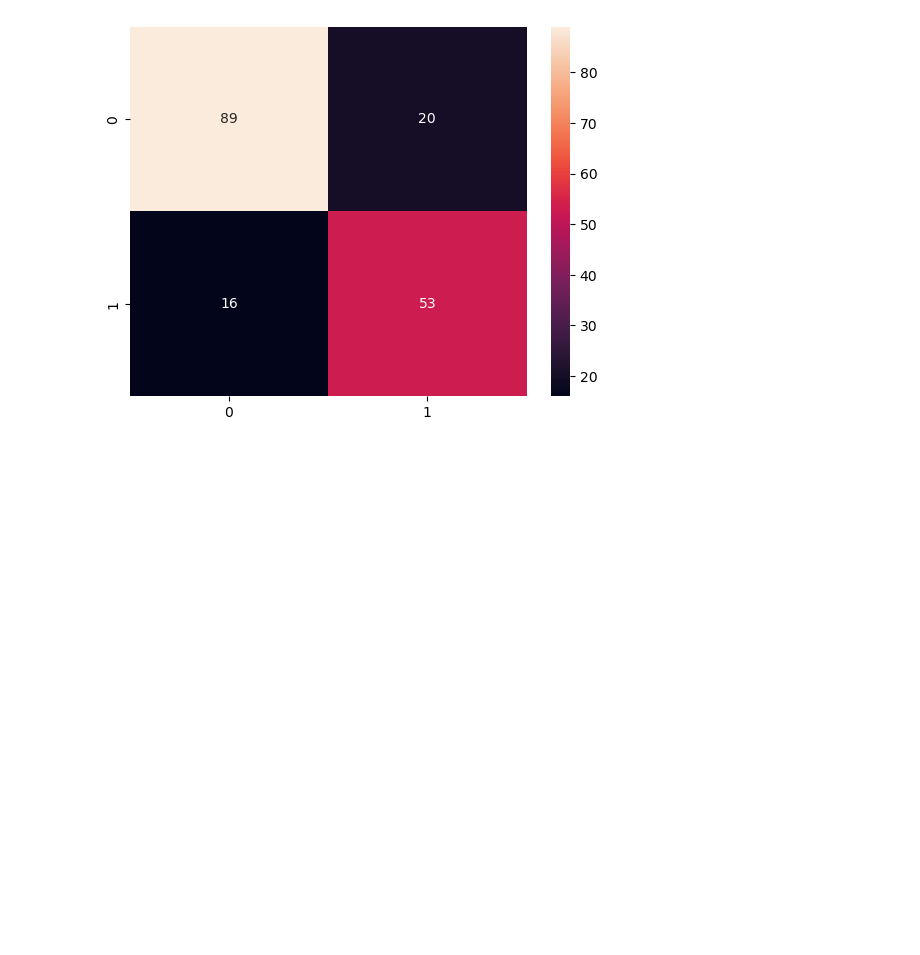
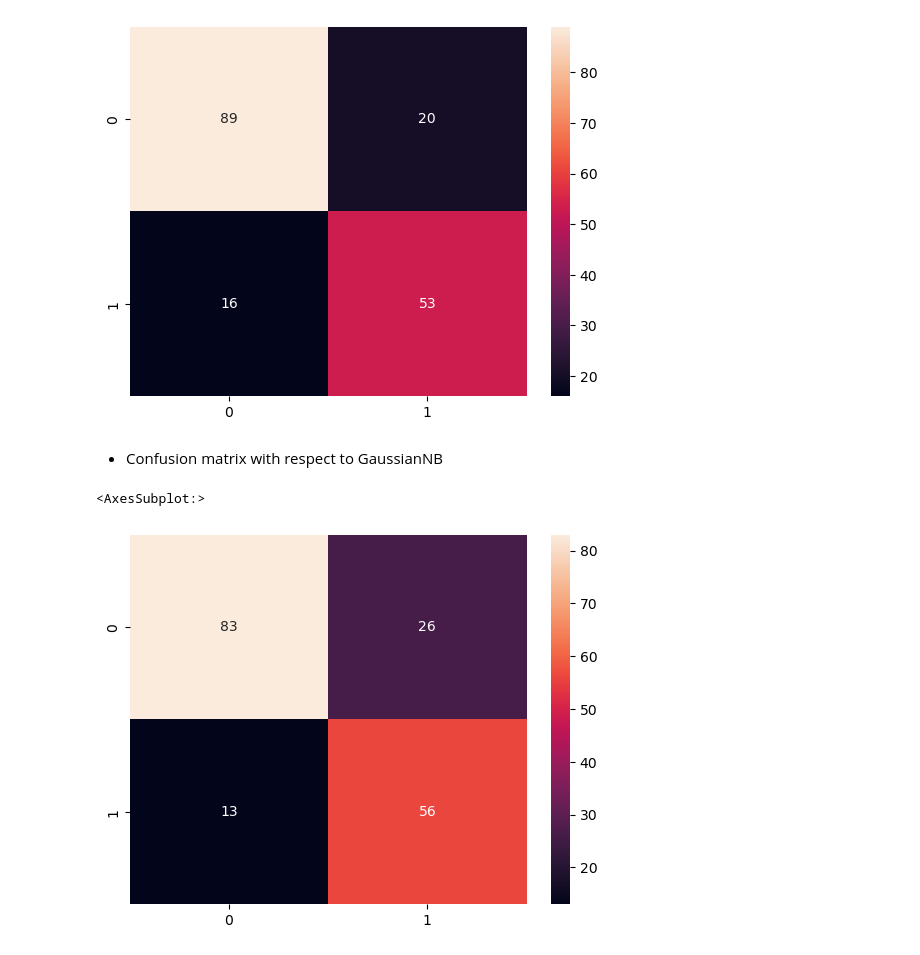
Before and after one commit to praju-1/Machine_Learning, a Jupyter notebook: Supervised_learning/Classification/Naive_bayes.ipynb, the cells around one changed output. Saved outputs shown, nothing was run; the diff lists cells and outputs as text; code cells hidden in the pictures; blank space fills up the shorter version.

Commit message:
Added confusion matrix for every algorithm

```diff
--- a/Supervised_learning/Classification/Naive_bayes.ipynb
+++ b/Supervised_learning/Classification/Naive_bayes.ipynb
@@ -190,9 +190,9 @@ nb.score(X_test, y_test)
 0.7808988764044944
 # %%
 from sklearn.naive_bayes import MultinomialNB
-nb = MultinomialNB()
-nb.fit(X_train, y_train)
-nb.score(X_test, y_test)
+mb = MultinomialNB()
+mb.fit(X_train, y_train)
+mb.score(X_test, y_test)
 # %% [output]
 0.7078651685393258
 # %% [markdown]
@@ -209,3 +209,14 @@ sns.heatmap(cm, annot = True)
 # %% [output]
 <AxesSubplot:>
 [figure]
+# %% [markdown]
+- Confusion matrix with respect to GaussianNB
+# %%
+predicted = nb.predict(X_test)
+from sklearn.metrics import confusion_matrix
+cm = confusion_matrix(y_test, predicted)
+import seaborn as sns
+sns.heatmap(cm, annot = True)
+# %% [output]
+<AxesSubplot:>
+[figure, added]
```
Also changed, not shown: parts of 2 cells of this notebook.
